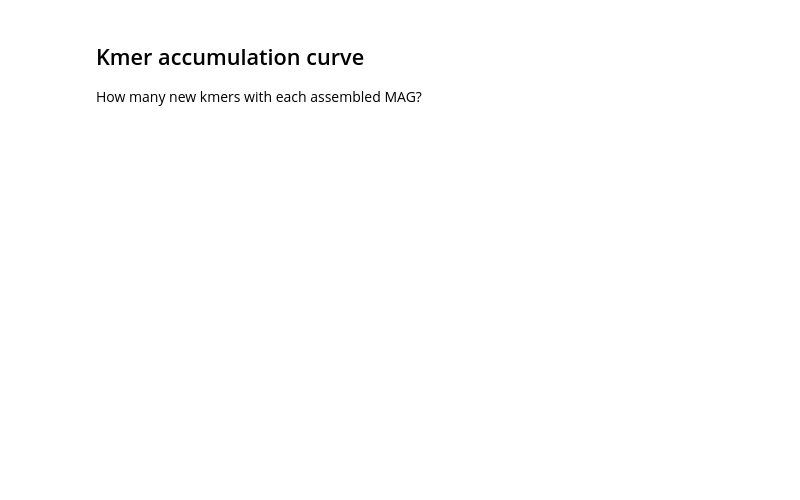
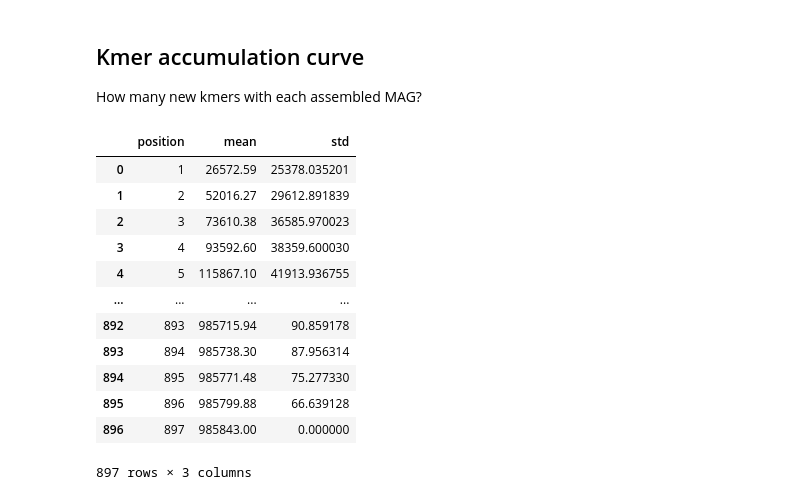
Before and after one commit to AnneliektH/2025-pig-binning-plots, a Jupyter notebook: notebooks/done.250722_accumcurve.ipynb, the cells around one changed output. Saved outputs shown, nothing was run; the diff lists cells and outputs as text; code cells hidden in the pictures; blank space fills up the shorter version.

```diff
--- a/notebooks/done.250722_accumcurve.ipynb
+++ b/notebooks/done.250722_accumcurve.ipynb
@@ -274,0 +214,29 @@ df = pd.read_csv("../data/new_kmers_mags.k31.csv")
+# %%
+import pandas as pd
+import matplotlib.pyplot as plt
+
+# Load results
+df = pd.read_csv("../data/new_kmers_mags.k31.csv")
+
+df = df.sort_values(by=["iteration", "position"])
+
+# Group by iteration and calculate cumulative kmers per sample position
+df["cumulative"] = df.groupby("iteration")["new_kmers"].cumsum()
+
+# Calculate mean and std across iterations at each sample position
+summary = df.groupby("position")["cumulative"].agg(["mean", "std"]).reset_index()
+summary
+# %% [output]
+|  | position | mean | std |
+| 0 | 1 | 26572.59 | 25378.035201 |
+| 1 | 2 | 52016.27 | 29612.891839 |
+| 2 | 3 | 73610.38 | 36585.970023 |
+| 3 | 4 | 93592.60 | 38359.600030 |
+| 4 | 5 | 115867.10 | 41913.936755 |
+| ... | ... | ... | ... |
+| 892 | 893 | 985715.94 | 90.859178 |
+| 893 | 894 | 985738.30 | 87.956314 |
+| 894 | 895 | 985771.48 | 75.277330 |
+| 895 | 896 | 985799.88 | 66.639128 |
+| 896 | 897 | 985843.00 | 0.000000 |
+897 rows × 3 columns
```
Also changed, not shown: parts of 17 cells of this notebook, 19 other files.
